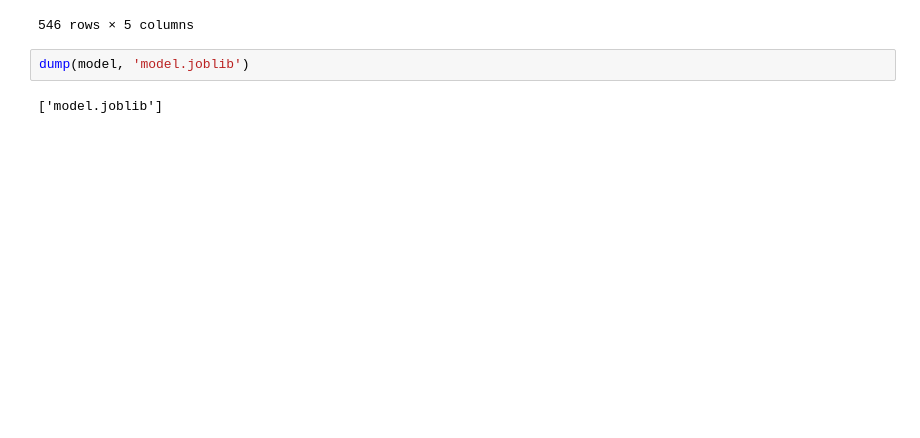
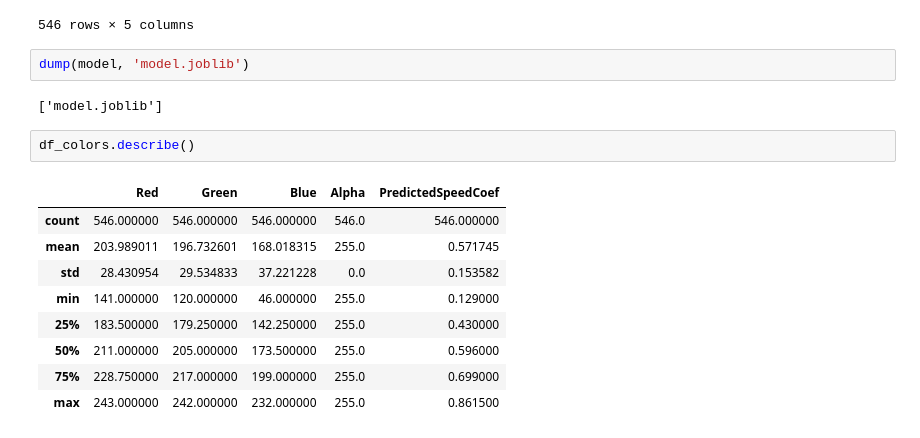
Before and after one commit to RomanMykolaichuk/rl_1_2023, a Jupyter notebook: img_analyse/img1.ipynb, the cells around one changed output. Cells and saved outputs as stored; diff of their text form; blank space fills up the shorter version.

```diff
--- a/img_analyse/img1.ipynb
+++ b/img_analyse/img1.ipynb
@@ -153,3 +167,15 @@ df_colors
 dump(model, 'model.joblib')
 # %% [output]
 ['model.joblib']
+# %%
+df_colors.describe()
+# %% [output]
+|  | Red | Green | Blue | Alpha | PredictedSpeedCoef |
+| count | 546.000000 | 546.000000 | 546.000000 | 546.0 | 546.000000 |
+| mean | 203.989011 | 196.732601 | 168.018315 | 255.0 | 0.571745 |
+| std | 28.430954 | 29.534833 | 37.221228 | 0.0 | 0.153582 |
+| min | 141.000000 | 120.000000 | 46.000000 | 255.0 | 0.129000 |
+| 25% | 183.500000 | 179.250000 | 142.250000 | 255.0 | 0.430000 |
+| 50% | 211.000000 | 205.000000 | 173.500000 | 255.0 | 0.596000 |
+| 75% | 228.750000 | 217.000000 | 199.000000 | 255.0 | 0.699000 |
+| max | 243.000000 | 242.000000 | 232.000000 | 255.0 | 0.861500 |
```
Also changed, not shown: parts of 3 cells of this notebook, 3 other files.
